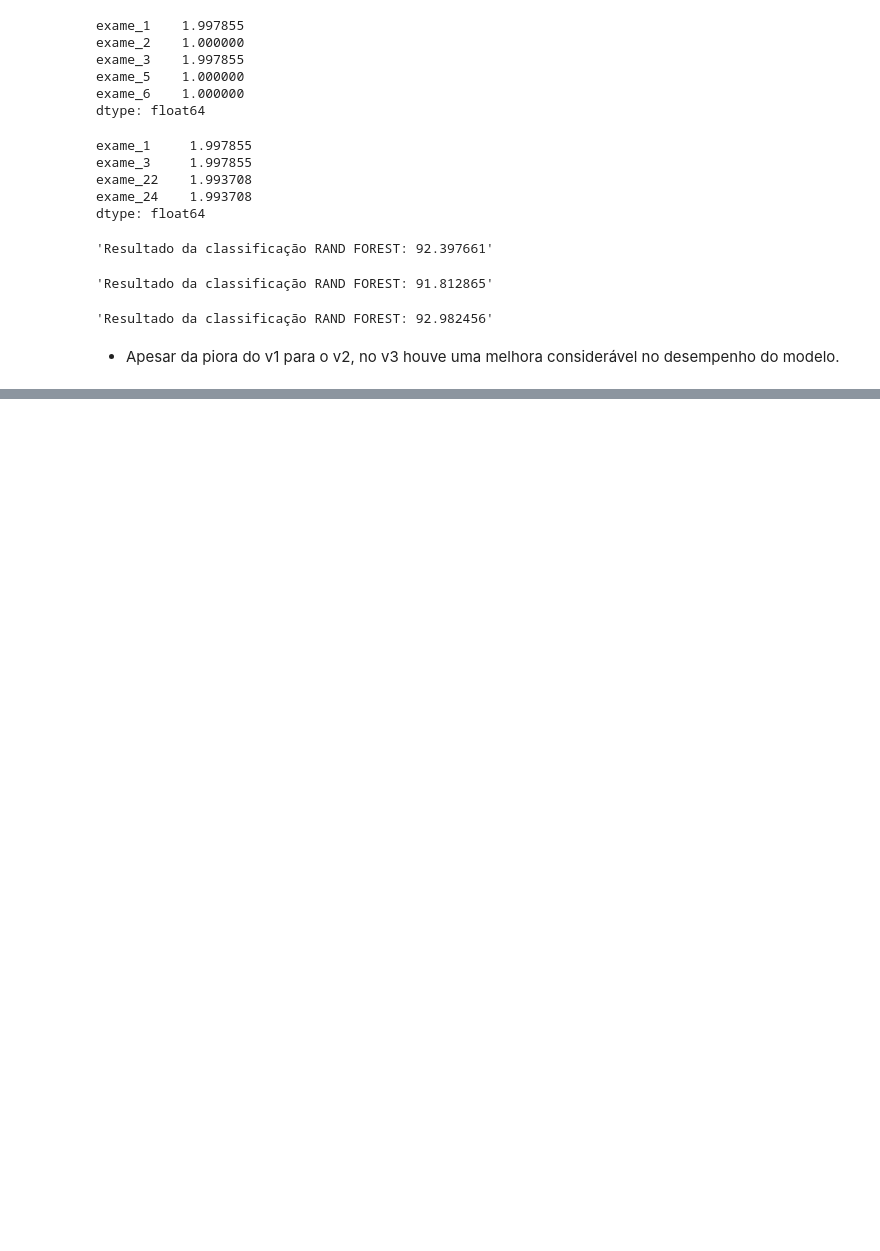
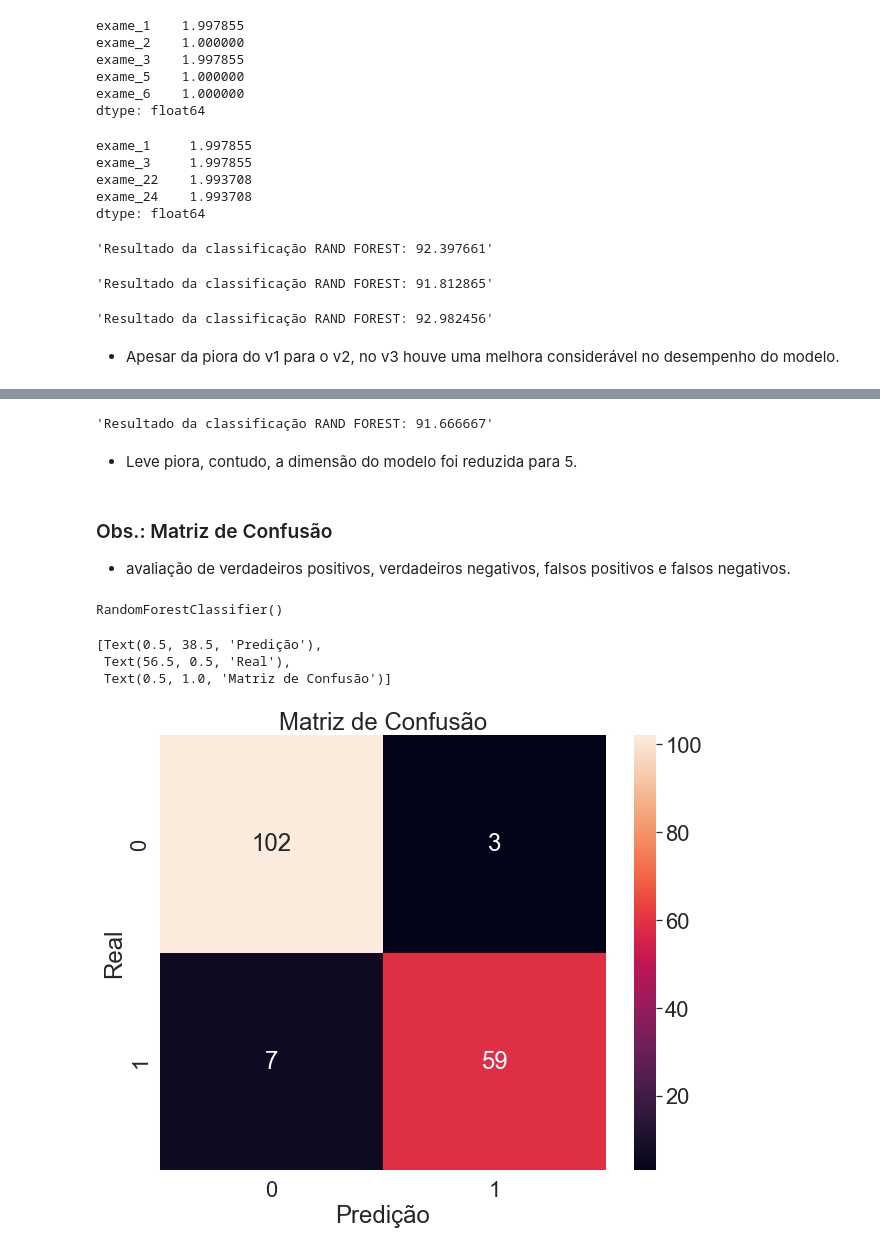
Before and after one commit to Guilherme-iram/MachineLearning, a Jupyter notebook: Preprocessamento/ReducaoDimensionalidade/data_process.ipynb, the cells around one changed output, grey strips where cells are left out. Saved outputs shown, nothing was run; the diff lists cells and outputs as text; code cells hidden in the pictures; blank space fills up the shorter version.

```diff
--- a/Preprocessamento/ReducaoDimensionalidade/data_process.ipynb
+++ b/Preprocessamento/ReducaoDimensionalidade/data_process.ipynb
@@ -212,0 +224,15 @@ random_forest_classifica(valores_exames_v3, diagnostico)
+# %%
+valores_exames_v4 = valores_exames_v0.drop(columns=(["exame_4", "exame_29", "exame_3", "exame_24"])) # dados originais sem valores negativos
+# %%
+SEED= 1234
+random.seed(SEED)
+
+treino_x, teste_x, treino_y, teste_y = train_test_split(valores_exames_v4,
+                                                        diagnostico,
+                                                        test_size = 0.3)
+
+
+
+selecionar_kmelhores.fit(treino_x,treino_y)
+treino_kbest = selecionar_kmelhores.transform(treino_x)
+teste_kbest = selecionar_kmelhores.transform(teste_x)
@@ -212,0 +247,28 @@ random_forest_classifica(valores_exames_v3, diagnostico)
+# %%
+random_forest_classifica(treino_kbest, treino_y)
+# %% [output]
+'Resultado da classificação RAND FOREST: 91.666667'
+# %% [markdown]
+- Leve piora, contudo, a dimensão do modelo foi reduzida para 5.
+# %% [markdown]
+### Obs.: Matriz de Confusão
+ - avaliação de verdadeiros positivos, verdadeiros negativos, falsos positivos e falsos negativos.
+# %%
+from sklearn.ensemble import RandomForestClassifier
+classificador = RandomForestClassifier(n_estimators=100)
+classificador.fit(treino_kbest, treino_y)
+# %% [output]
+RandomForestClassifier()
+# %%
+from sklearn.metrics import confusion_matrix
+
+matriz_confusao = confusion_matrix(teste_y,classificador.predict(teste_kbest))
+# %%
+plt.figure(figsize = (10, 8))
+sns.set(font_scale= 2)
+sns.heatmap(matriz_confusao, annot = True, fmt = "d").set(xlabel = "Predição", ylabel= "Real", title="Matriz de Confusão")
+# %% [output]
+[Text(0.5, 38.5, 'Predição'),
+ Text(56.5, 0.5, 'Real'),
+ Text(0.5, 1.0, 'Matriz de Confusão')]
+[figure, added]
```
Also changed, not shown: parts of 16 cells of this notebook.
